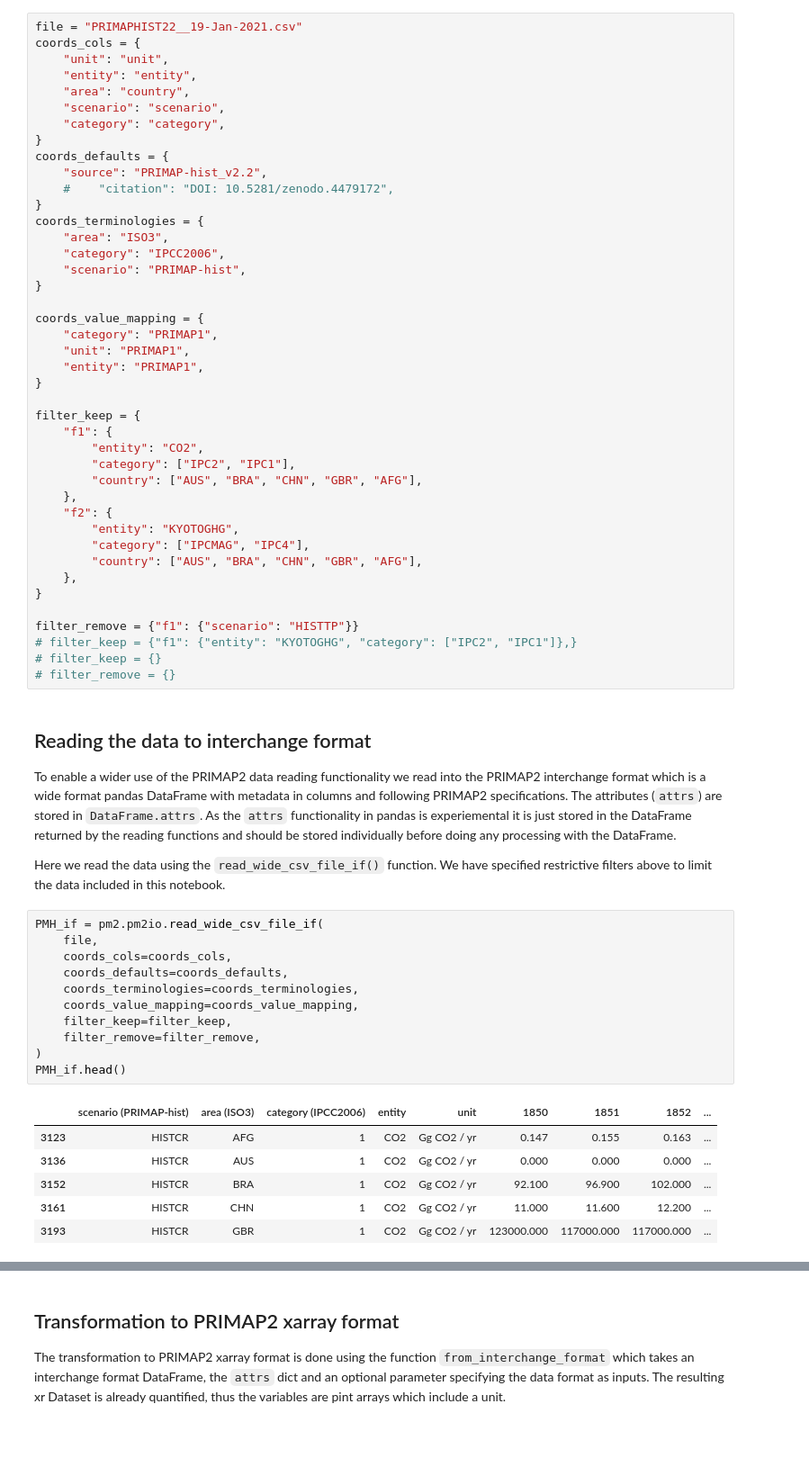
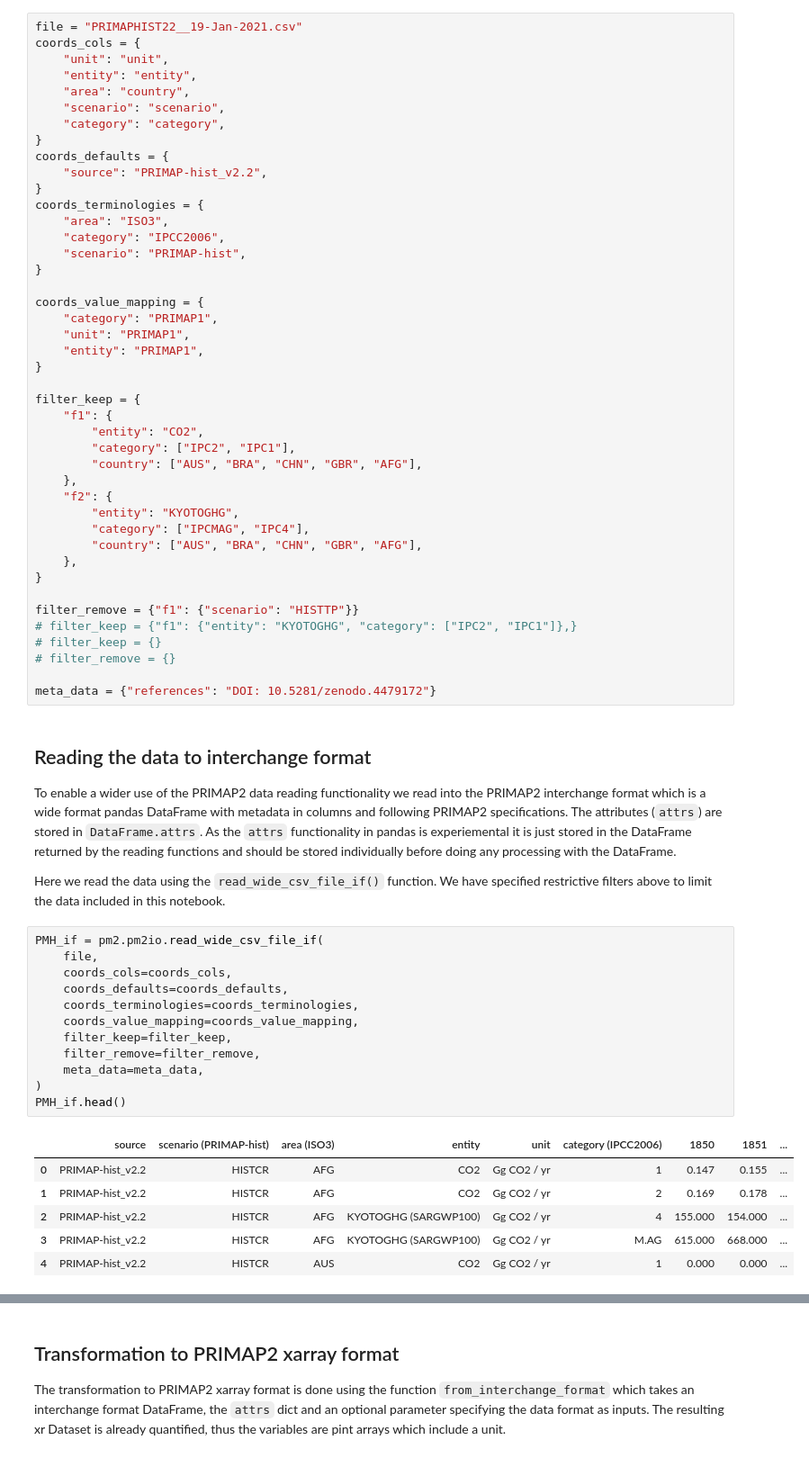
Before and after one commit to primap-community/primap2, a Jupyter notebook: docs/data_reading_example_PRIMAP-hist.ipynb, the cells around one changed output, grey strips where cells are left out. Shown at 90% size. Saved outputs shown, nothing was run; the diff lists cells and outputs as text.

```diff
--- a/docs/data_reading_example_PRIMAP-hist.ipynb
+++ b/docs/data_reading_example_PRIMAP-hist.ipynb
@@ -22,7 +22,6 @@ coords_cols = {
 }
 coords_defaults = {
     "source": "PRIMAP-hist_v2.2",
-    #    "citation": "DOI: 10.5281/zenodo.4479172",
 }
 coords_terminologies = {
     "area": "ISO3",
@@ -53,6 +52,8 @@ filter_remove = {"f1": {"scenario": "HISTTP"}}
 # filter_keep = {"f1": {"entity": "KYOTOGHG", "category": ["IPC2", "IPC1"]},}
 # filter_keep = {}
 # filter_remove = {}
+
+meta_data = {"references": "DOI: 10.5281/zenodo.4479172"}
 # %% [markdown]
 ## Reading the data to interchange format ##
 To enable a wider use of the PRIMAP2 data reading functionality we read into the PRIMAP2 interchange format which is a wide format pandas DataFrame with metadata in columns and following PRIMAP2 specifications. The attributes (`attrs`) are stored in `DataFrame.attrs`. As the `attrs` functionality in pandas is experiemental it is just stored in the DataFrame returned by the reading functions and should be stored individually before doing any processing with the DataFrame.
@@ -61,21 +62,22 @@ Here we read the data using the `read_wide_csv_file_if()` function. We have spec
 # %%
 PMH_if = pm2.pm2io.read_wide_csv_file_if(
     file,
     coords_cols=coords_cols,
     coords_defaults=coords_defaults,
     coords_terminologies=coords_terminologies,
     coords_value_mapping=coords_value_mapping,
     filter_keep=filter_keep,
     filter_remove=filter_remove,
+    meta_data=meta_data,
 )
 PMH_if.head()
 # %% [output]
-|  | scenario (PRIMAP-hist) | area (ISO3) | category (IPCC2006) | entity | unit | 1850 | 1851 | 1852 | ... |
-| 3123 | HISTCR | AFG | 1 | CO2 | Gg CO2 / yr | 0.147 | 0.155 | 0.163 | ... |
-| 3136 | HISTCR | AUS | 1 | CO2 | Gg CO2 / yr | 0.000 | 0.000 | 0.000 | ... |
-| 3152 | HISTCR | BRA | 1 | CO2 | Gg CO2 / yr | 92.100 | 96.900 | 102.000 | ... |
-| 3161 | HISTCR | CHN | 1 | CO2 | Gg CO2 / yr | 11.000 | 11.600 | 12.200 | ... |
-| 3193 | HISTCR | GBR | 1 | CO2 | Gg CO2 / yr | 123000.000 | 117000.000 | 117000.000 | ... |
+|  | source | scenario (PRIMAP-hist) | area (ISO3) | entity | unit | category (IPCC2006) | 1850 | 1851 | ... |
+| 0 | PRIMAP-hist_v2.2 | HISTCR | AFG | CO2 | Gg CO2 / yr | 1 | 0.147 | 0.155 | ... |
+| 1 | PRIMAP-hist_v2.2 | HISTCR | AFG | CO2 | Gg CO2 / yr | 2 | 0.169 | 0.178 | ... |
+| 2 | PRIMAP-hist_v2.2 | HISTCR | AFG | KYOTOGHG (SARGWP100) | Gg CO2 / yr | 4 | 155.000 | 154.000 | ... |
+| 3 | PRIMAP-hist_v2.2 | HISTCR | AFG | KYOTOGHG (SARGWP100) | Gg CO2 / yr | M.AG | 615.000 | 668.000 | ... |
+| 4 | PRIMAP-hist_v2.2 | HISTCR | AUS | CO2 | Gg CO2 / yr | 1 | 0.000 | 0.000 | ... |
 5 rows × 175 columns
 # %% [markdown]
 ## Transformation to PRIMAP2 xarray format ##
```
Also changed, not shown: parts of 1 cell of this notebook, 4 other files.
